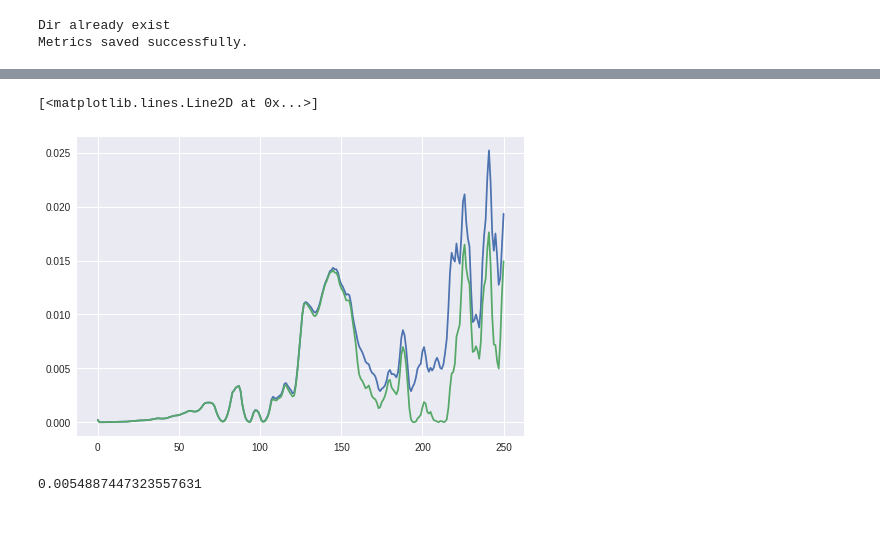
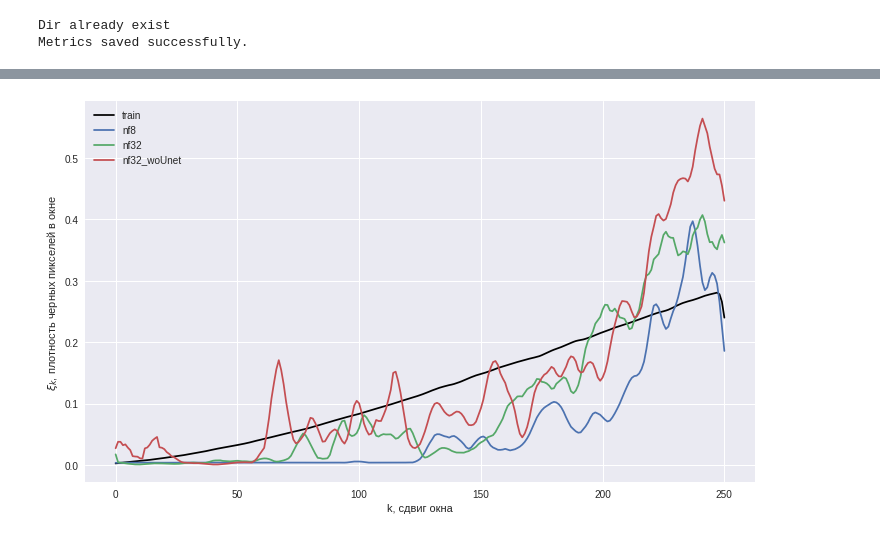
Before and after one commit to astromid/diploma-texture-synthesis, a Jupyter notebook: code/tr_mse.ipynb, the cells around one changed output, grey strips where cells are left out. Saved outputs shown, nothing was run; the diff lists cells and outputs as text; code cells hidden in the pictures.

Commit message:
Presentation & text complete

```diff
--- a/code/tr_mse.ipynb
+++ b/code/tr_mse.ipynb
@@ -26,18 +26,20 @@ Metrics saved successfully.
 tmse = np.load('../data/sand/trend3/metrics/tmse.npy')
 vmse = np.load('../data/sand/trend3/metrics/vmse.npy')
 # %%
-nn_out_list = listdir('trained_models/sand/trend2/nf32/nn_output')
+nn_out_list = listdir('trained_models/sand/trend3/nf32_woUnet/nn_output')
 N = len(nn_out_list)
-r = 3
-nn_nf32 = np.zeros(251)
-err_nf32 = 0
-err_arr_nf32 = np.zeros(251)
+err_nf32_woUnet = 0
+earr_nf32_woUnet = np.zeros(251)
+tr_nf32_woUnet = np.zeros(251)
 for file in tqdm_notebook(nn_out_list, desc='NN output'):
-    image = Image.open('trained_models/sand/trend2/nf32/nn_output/' + file)
-    error, error_arr, metric = tr_mse(image, tmse, r)
-    nn_nf32 += metric
-    err_arr_nf32 += error_arr
-    err_nf32 += error
-nn_nf32 /= N
-err_arr_nf32 /= N
-err_nf32 /= N
+    image = Image.open('trained_models/sand/trend3/nf32_woUnet/nn_output/' + file)
+    err_nf, earr_nf, tr_nf = tr_mse(image, tmse, r)
+    err_nf32_woUnet += err_nf
+    earr_nf32_woUnet += earr_nf
+    tr_nf32_woUnet += tr_nf
+err_nf32_woUnet /= N
+earr_nf32_woUnet /= N
+tr_nf32_woUnet /= N
+np.save('trained_models/sand/trend3/nf32_woUnet/err.npy', err_nf32_woUnet)
+np.save('trained_models/sand/trend3/nf32_woUnet/earr.npy', earr_nf32_woUnet)
+np.save('trained_models/sand/trend3/nf32_woUnet/tr.npy', tr_nf32_woUnet)
@@ -50,10 +46,12 @@ plt.plot(nn_nf32)
-# %%
-plt.plot(err_arr_nf32)
-plt.plot((nn_nf32 - tmse)**2)
-# %% [output]
-[<matplotlib.lines.Line2D at 0x...>]
-[figure, removed]
-# %%
-err_nf32
-# %% [output]
-0.0054887447323557631
+# %%
+plt.figure(figsize=(12, 7))
+plt.plot(tmse, label='train', color='black')
+plt.plot(tr_nf8, label='nf8')
+plt.plot(tr_nf32, label='nf32')
+plt.plot(tr_nf32_woUnet, label='nf32_woUnet')
+plt.xlabel('k, сдвиг окна')
+plt.ylabel(r'$\xi_k$, плотность черных пикселей в окне')
+plt.legend()
+plt.savefig('../text/Universiade/graphs/tr_1.png')
+# %% [output]
+[figure, added]
```
Also changed, not shown: parts of 5 cells of this notebook, 35 other files.
